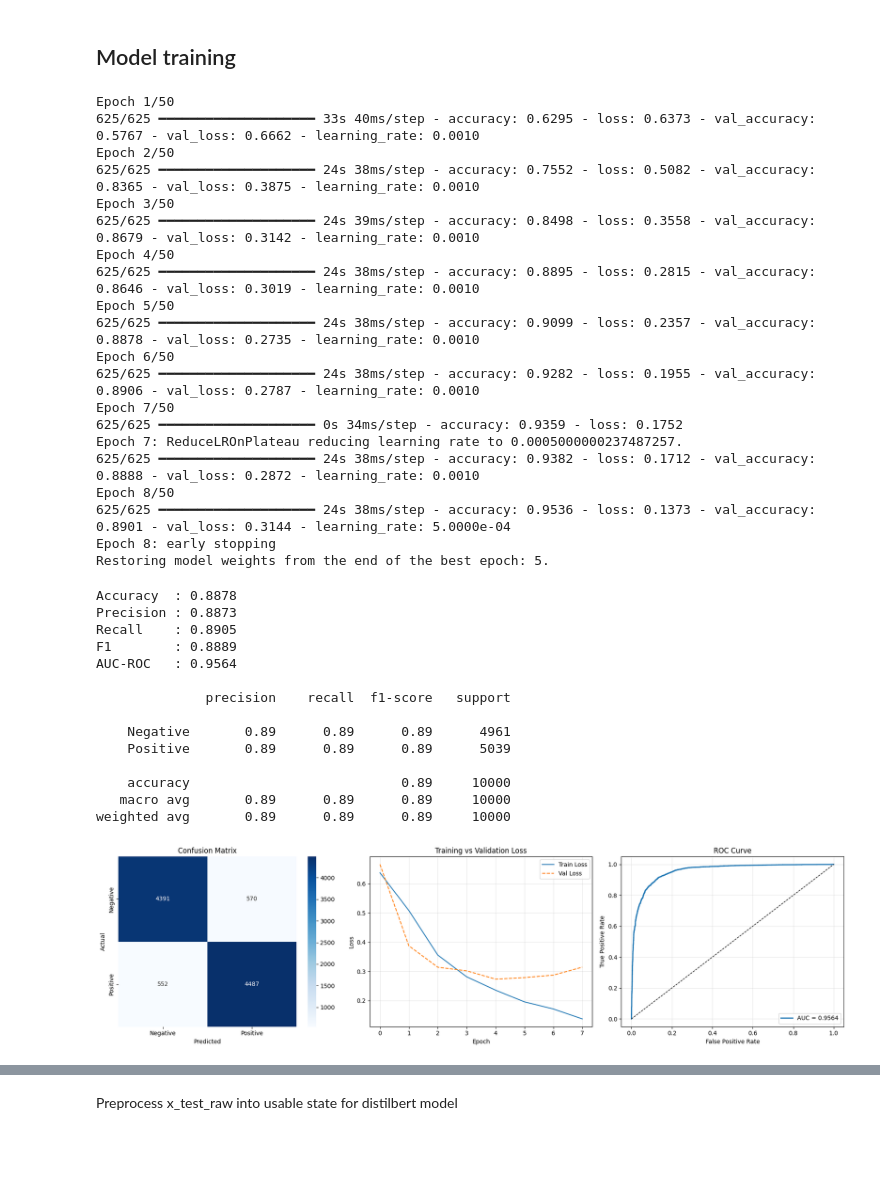
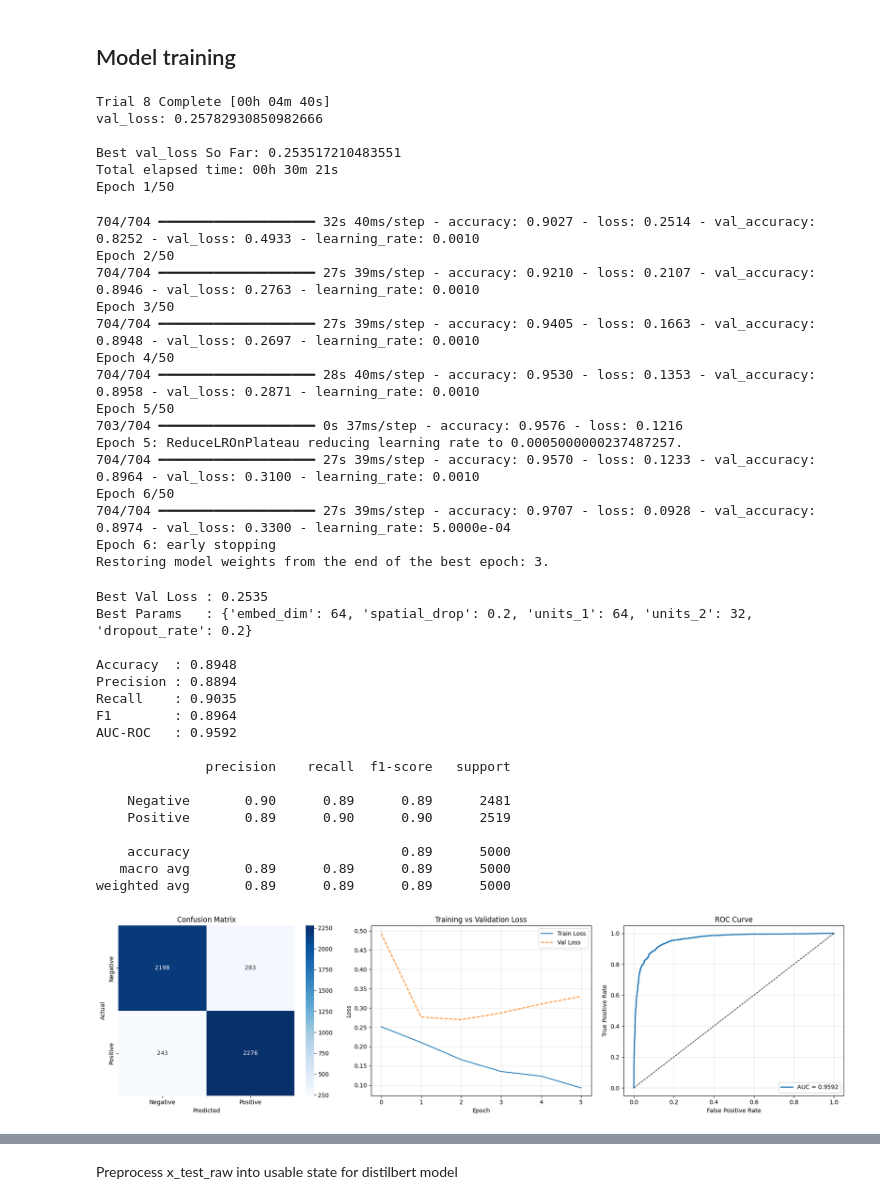
Before and after one commit to RyderSab/CS-171_Project, a Jupyter notebook: CS_171_Project.ipynb, the cells around one changed output, grey strips where cells are left out. Saved outputs shown, nothing was run; the diff lists cells and outputs as text; code cells hidden in the pictures; blank space fills up the shorter version.

```diff
--- a/CS_171_Project.ipynb
+++ b/CS_171_Project.ipynb
@@ -90,7 +110,7 @@ raw_reviews_df['cleaned_review'] = raw_reviews_df['review'].str.replace('<br />'
 X_train_raw, X_test_raw, y_train, y_test = train_test_split(
     raw_reviews_df['cleaned_review'],
     raw_reviews_df['sentiment'].map({'positive': 1, 'negative': 0}),
-    test_size=0.2,
+    test_size=0.1,
     random_state=42
 )
 
@@ -243,5 +219,5 @@ def train_models(model_type='BiLSTM'):
 # %%
-def model_evaluation(model, history, X_test, y_test):
+def model_evaluation(model, history, best_score, best_params, X_test, y_test):
     y_prob = model.predict(X_test, batch_size=32, verbose=0).flatten()
     y_pred = (y_prob >= 0.5).astype(int)
 
@@ -252,6 +228,9 @@ def model_evaluation(model, history, X_test, y_test):
     f1        = f1_score(y_test, y_pred)
     auc       = roc_auc_score(y_test, y_prob)
 
+    print(f'Best Val Loss : {best_score:.4f}')  # new
+    print(f'Best Params   : {best_params}')     # new
+    print()
     print(f'Accuracy  : {accuracy:.4f}')
     print(f'Precision : {precision:.4f}')
     print(f'Recall    : {recall:.4f}')
@@ -297,43 +276,47 @@ def model_evaluation(model, history, X_test, y_test):
 # %% [markdown]
 ## Model training
 # %%
-BiLSTM, BiLSTM_history, X_test, y_test = train_models(model_type='BiLSTM')
+BiLSTM, BiLSTM_history, BiLSTM_score, BiLSTM_params, X_test, y_test = train_models('BiLSTM')
 # %% [output]
+Trial 8 Complete [00h 04m 40s]
+val_loss: 0.25782930850982666
+
+Best val_loss So Far: 0.253517210483551
+Total elapsed time: 00h 30m 21s
 Epoch 1/50
-625/625 ━━━━━━━━━━━━━━━━━━━━ 33s 40ms/step - accuracy: 0.6295 - loss: 0.6373 - val_accuracy: 0.5767 - val_loss: 0.6662 - learning_rate: 0.0010
-Epoch 2/50
-625/625 ━━━━━━━━━━━━━━━━━━━━ 24s 38ms/step - accuracy: 0.7552 - loss: 0.5082 - val_accuracy: 0.8365 - val_loss: 0.3875 - learning_rate: 0.0010
-Epoch 3/50
-625/625 ━━━━━━━━━━━━━━━━━━━━ 24s 39ms/step - accuracy: 0.8498 - loss: 0.3558 - val_accuracy: 0.8679 - val_loss: 0.3142 - learning_rate: 0.0010
-Epoch 4/50
-625/625 ━━━━━━━━━━━━━━━━━━━━ 24s 38ms/step - accuracy: 0.8895 - loss: 0.2815 - val_accuracy: 0.8646 - val_loss: 0.3019 - learning_rate: 0.0010
-Epoch 5/50
-625/625 ━━━━━━━━━━━━━━━━━━━━ 24s 38ms/step - accuracy: 0.9099 - loss: 0.2357 - val_accuracy: 0.8878 - val_loss: 0.2735 - learning_rate: 0.0010
-Epoch 6/50
-625/625 ━━━━━━━━━━━━━━━━━━━━ 24s 38ms/step - accuracy: 0.9282 - loss: 0.1955 - val_accuracy: 0.8906 - val_loss: 0.2787 - learning_rate: 0.0010
-Epoch 7/50
-625/625 ━━━━━━━━━━━━━━━━━━━━ 0s 34ms/step - accuracy: 0.9359 - loss: 0.1752
-Epoch 7: ReduceLROnPlateau reducing learning rate to 0.0005000000237487257.
-625/625 ━━━━━━━━━━━━━━━━━━━━ 24s 38ms/step - accuracy: 0.9382 - loss: 0.1712 - val_accuracy: 0.8888 - val_loss: 0.2872 - learning_rate: 0.0010
-Epoch 8/50
-625/625 ━━━━━━━━━━━━━━━━━━━━ 24s 38ms/step - accuracy: 0.9536 - loss: 0.1373 - val_accuracy: 0.8901 - val_loss: 0.3144 - learning_rate: 5.0000e-04
-Epoch 8: early stopping
-Restoring model weights from the end of the best epoch: 5.
+704/704 ━━━━━━━━━━━━━━━━━━━━ 32s 40ms/step - accuracy: 0.9027 - loss: 0.2514 - val_accuracy: 0.8252 - val_loss: 0.4933 - learning_rate: 0.0010
+Epoch 2/50
+704/704 ━━━━━━━━━━━━━━━━━━━━ 27s 39ms/step - accuracy: 0.9210 - loss: 0.2107 - val_accuracy: 0.8946 - val_loss: 0.2763 - learning_rate: 0.0010
+Epoch 3/50
+704/704 ━━━━━━━━━━━━━━━━━━━━ 27s 39ms/step - accuracy: 0.9405 - loss: 0.1663 - val_accuracy: 0.8948 - val_loss: 0.2697 - learning_rate: 0.0010
+Epoch 4/50
+704/704 ━━━━━━━━━━━━━━━━━━━━ 28s 40ms/step - accuracy: 0.9530 - loss: 0.1353 - val_accuracy: 0.8958 - val_loss: 0.2871 - learning_rate: 0.0010
+Epoch 5/50
+703/704 ━━━━━━━━━━━━━━━━━━━━ 0s 37ms/step - accuracy: 0.9576 - loss: 0.1216
+Epoch 5: ReduceLROnPlateau reducing learning rate to 0.0005000000237487257.
+704/704 ━━━━━━━━━━━━━━━━━━━━ 27s 39ms/step - accuracy: 0.9570 - loss: 0.1233 - val_accuracy: 0.8964 - val_loss: 0.3100 - learning_rate: 0.0010
+Epoch 6/50
+704/704 ━━━━━━━━━━━━━━━━━━━━ 27s 39ms/step - accuracy: 0.9707 - loss: 0.0928 - val_accuracy: 0.8974 - val_loss: 0.3300 - learning_rate: 5.0000e-04
+Epoch 6: early stopping
+Restoring model weights from the end of the best epoch: 3.
 # %%
-BiLSTM_eval = model_evaluation(BiLSTM, BiLSTM_history, X_test, y_test)
+BiLSTM_eval = model_evaluation(BiLSTM, BiLSTM_history, BiLSTM_score, BiLSTM_params, X_test, y_test)
 # %% [output]
-Accuracy  : 0.8878
-Precision : 0.8873
-Recall    : 0.8905
-F1        : 0.8889
-AUC-ROC   : 0.9564
+Best Val Loss : 0.2535
+Best Params   : {'embed_dim': 64, 'spatial_drop': 0.2, 'units_1': 64, 'units_2': 32, 'dropout_rate': 0.2}
+
+Accuracy  : 0.8948
+Precision : 0.8894
+Recall    : 0.9035
+F1        : 0.8964
+AUC-ROC   : 0.9592
 
               precision    recall  f1-score   support
 
-    Negative       0.89      0.89      0.89      4961
-    Positive       0.89      0.89      0.89      5039
+    Negative       0.90      0.89      0.89      2481
+    Positive       0.89      0.90      0.90      2519
 
-    accuracy                           0.89     10000
-   macro avg       0.89      0.89      0.89     10000
-weighted avg       0.89      0.89      0.89     10000
+    accuracy                           0.89      5000
+   macro avg       0.89      0.89      0.89      5000
+weighted avg       0.89      0.89      0.89      5000
-[figure, old version]
+[figure, new version]
```
Also changed, not shown: parts of 18 cells of this notebook.
